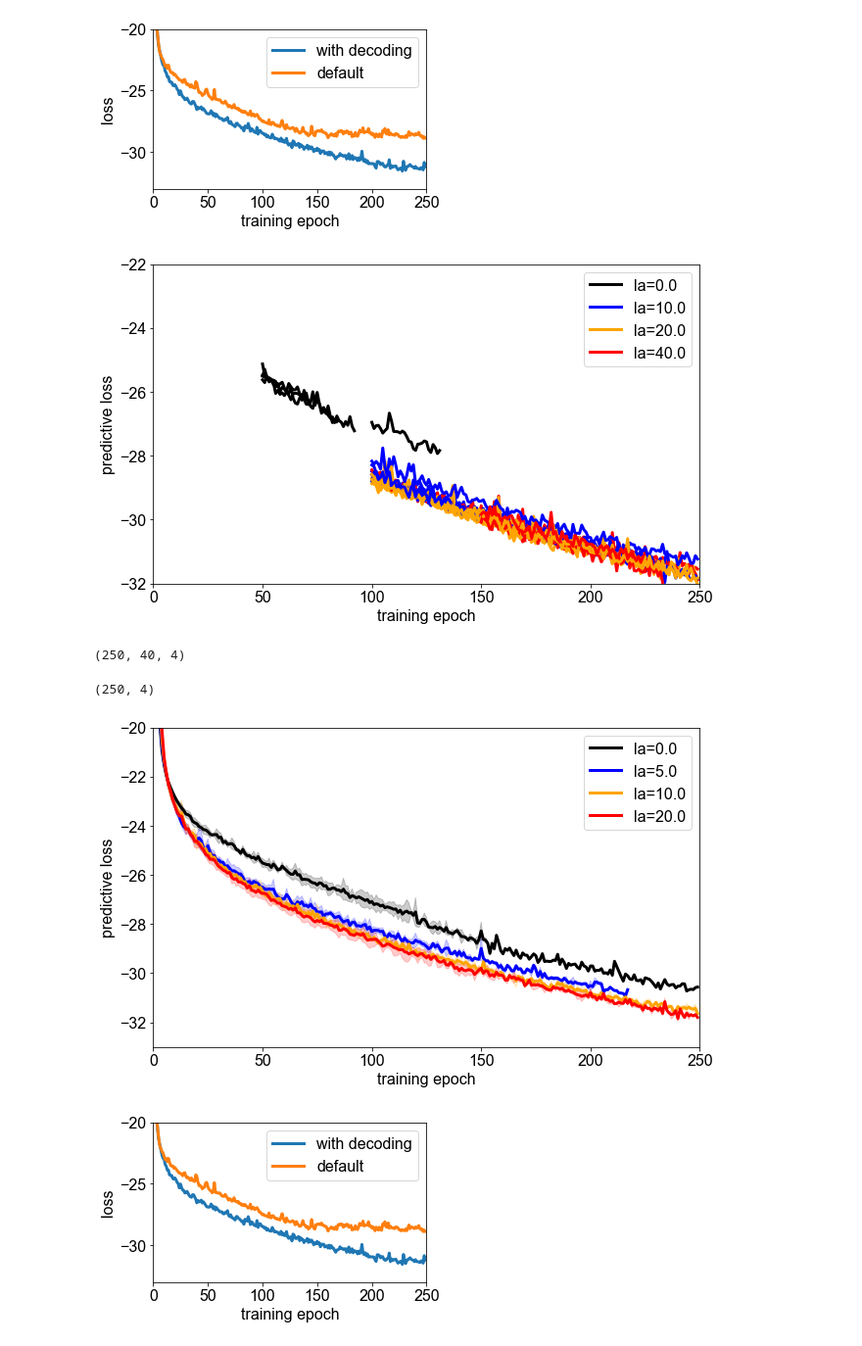
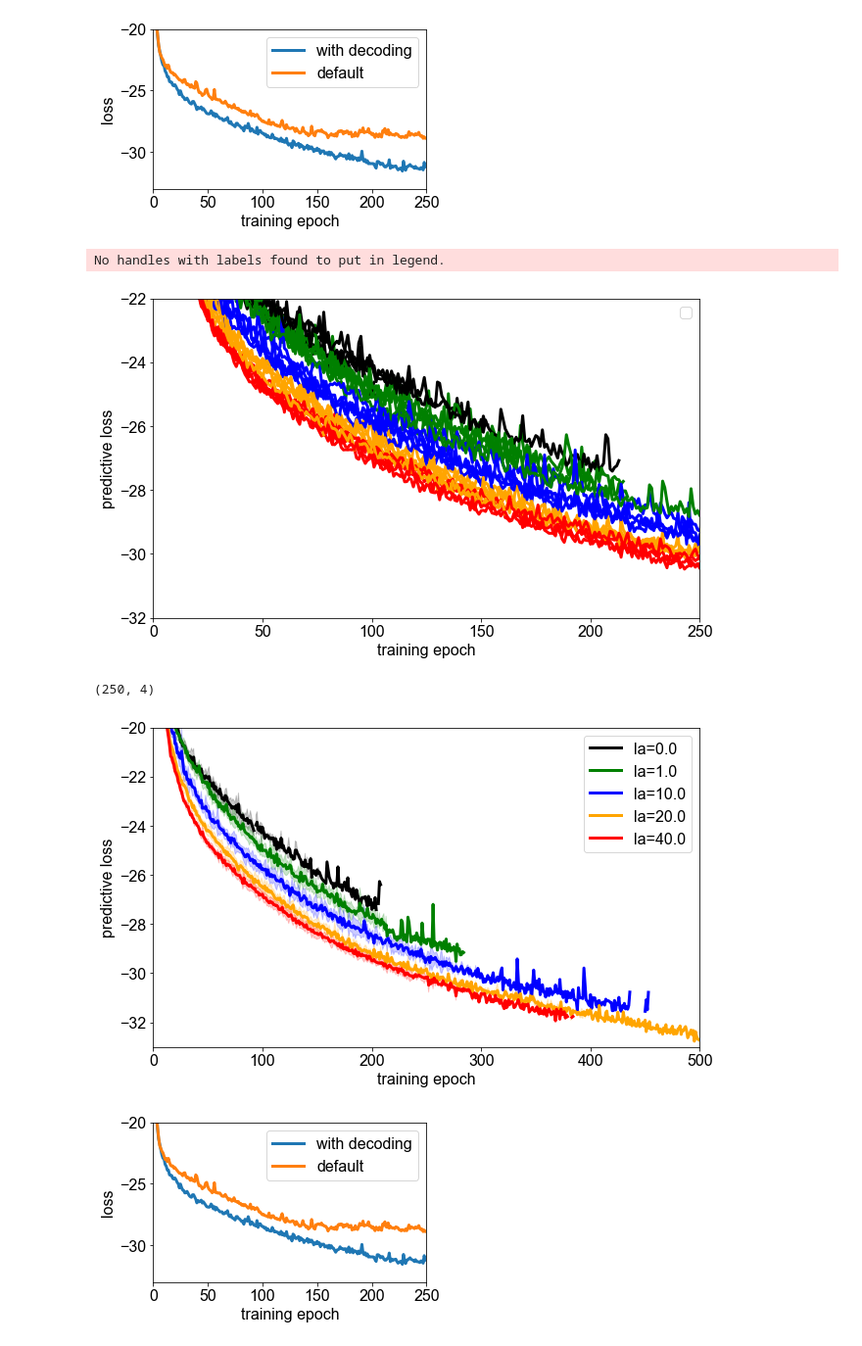
Before and after one commit to azaho/flappydream, a Jupyter notebook: testing.ipynb, the cells around one changed output. Shown at 98% size. Cells and saved outputs as stored; diff of their text form; code cells hidden in the pictures.

```diff
--- a/testing.ipynb
+++ b/testing.ipynb
@@ -9,11 +9,11 @@ import json
 # %%
 import os
 for random_index in range(5):
-    for lambda_sv_i, lambda_sv in enumerate([0.0, 10.0, 20.0, 40.0]):
-        color = ["black", "blue", "orange", "red"][lambda_sv_i]
+    for lambda_sv_i, lambda_sv in enumerate([0.0, 1.0, 10.0, 20.0, 40.0]):
+        color = ["black", "green", "blue", "orange", "red"][lambda_sv_i]
         state_vars_to_predict = [9, 10, 11]
         detach_gradients = False
-        use_layernorm = True
+        use_layernorm = False
         truncate_at_batch = 40
         n_hidden = 128
         train_epochs = 250
@@ -76,42 +89,39 @@ plt.show()
 plt.rcParams.update({'font.family': 'Arial', 'font.size': 16})
 plt.figure(figsize=(10, 6))  # Adjust the figure size as needed
 
-for random_index in range(20,25):
-    for lambda_sv_i, lambda_sv in enumerate([0.0, 10.0, 20.0, 40.0]):
-        color = ["black", "blue", "orange", "red"][lambda_sv_i]
+for random_index in range(5):
+    for lambda_sv_i, lambda_sv in enumerate([0.0, 1.0, 10.0, 20.0, 40.0]):
+        color = ["black", "green", "blue", "orange", "red"][lambda_sv_i]
         state_vars_to_predict = [9, 10, 11]
         detach_gradients = False
-        use_layernorm = True
+        use_layernorm = False
         truncate_at_batch = 40
         n_hidden = 128
         train_epochs = 250
         save_every_epochs = 50
         max_gradient_norm = 100.0
         lr = 0.001
         random_index = random_index
         lambda_sv = lambda_sv
         dim_latent_z = 8
         if lambda_sv == 0: state_vars_to_predict = []
 
         sv_str = 'x'.join([str(x) for x in state_vars_to_predict]) if len(state_vars_to_predict)>0 else 'X'
         rnn_id = f"_ln{1 if use_layernorm else 0}_nh{n_hidden}_dlz{dim_latent_z}_mgn{max_gradient_norm}_lr{lr}" + \
                  f"_dg{1 if detach_gradients else 0}_da{truncate_at_batch}_sv{sv_str}_lsv{lambda_sv}_r{random_index}"
 
         losses_store = np.load(f'data/rnn{rnn_id}/rnn_losses.npz')['losses_store']
         plt.plot(np.nanmean(losses_store, axis=1)[:, 0], linewidth=3, color=color, label=f"la={lambda_sv}" if random_index==20 else None)
 
 plt.legend()
 plt.ylim(-32, -22)
 plt.xlim(0, 250)
 plt.xlabel("training epoch")
 plt.ylabel("predictive loss")
 plt.show()
 # %% [output]
+No handles with labels found to put in legend.
-[figure, old version]
+[figure, new version]
-# %%
-losses_store.shape
-# %% [output]
-(250, 40, 4)
 # %%
 std_losses.shape
 # %% [output]
@@ -124,14 +134,14 @@ plt.rcParams.update({'font.family': 'Arial', 'font.size': 16})
 
 plt.figure(figsize=(10, 6))  # Adjust the figure size as needed
 
-for lambda_sv_i, lambda_sv in enumerate([0.0, 5.0, 10.0, 20.0]):
-    color = ["black", "blue", "orange", "red"][lambda_sv_i]
+for lambda_sv_i, lambda_sv in enumerate([0.0, 1.0, 10.0, 20.0, 40.0]):
+    color = ["black", "green", "blue", "orange", "red"][lambda_sv_i]
 
     all_losses = []
-    for random_index in range(20,25):
+    for random_index in range(5):
         state_vars_to_predict = [9, 10, 11]
         detach_gradients = False
-        use_layernorm = True
+        use_layernorm = False
         truncate_at_batch = 40
         n_hidden = 128
         train_epochs = 250
@@ -147,9 +157,6 @@ for lambda_sv_i, lambda_sv in enumerate([0.0, 5.0, 10.0, 20.0]):
         rnn_id = f"_ln{1 if use_layernorm else 0}_nh{n_hidden}_dlz{dim_latent_z}_mgn{max_gradient_norm}_lr{lr}" + \
                  f"_dg{1 if detach_gradients else 0}_da{truncate_at_batch}_sv{sv_str}_lsv{lambda_sv}_r{random_index}"
 
-        with open(f'data/rnn{rnn_id}/rnn_meta.json', "r") as in_file:
-            rnn_meta = json.loads(in_file.read())
-
         losses_store = np.load(f'data/rnn{rnn_id}/rnn_losses.npz')['losses_store']
         all_losses.append(np.mean(losses_store, axis=1)[:, 0])
 
@@ -162,12 +169,12 @@ for lambda_sv_i, lambda_sv in enumerate([0.0, 5.0, 10.0, 20.0]):
 
 plt.legend()
 plt.ylim(-33, -20)
-plt.xlim(0, 250)
+plt.xlim(0, 500)
 plt.xlabel("training epoch")
 plt.ylabel("predictive loss")
 plt.show()
 # %% [output]
-[figure, old version]
+[figure, new version]
 # %%
 plt.rcParams.update({'font.family': 'Arial', 'font.size': 16})
 plt.figure(figsize=(5, 3))  # Adjust the figure size as needed
```
Also changed, not shown: parts of 1 cell of this notebook, 2 other files.
